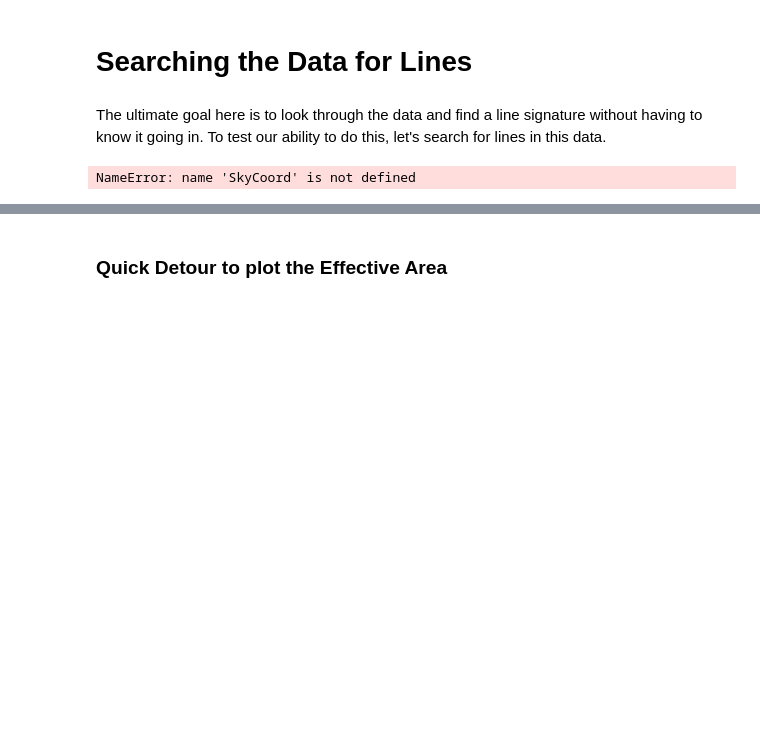
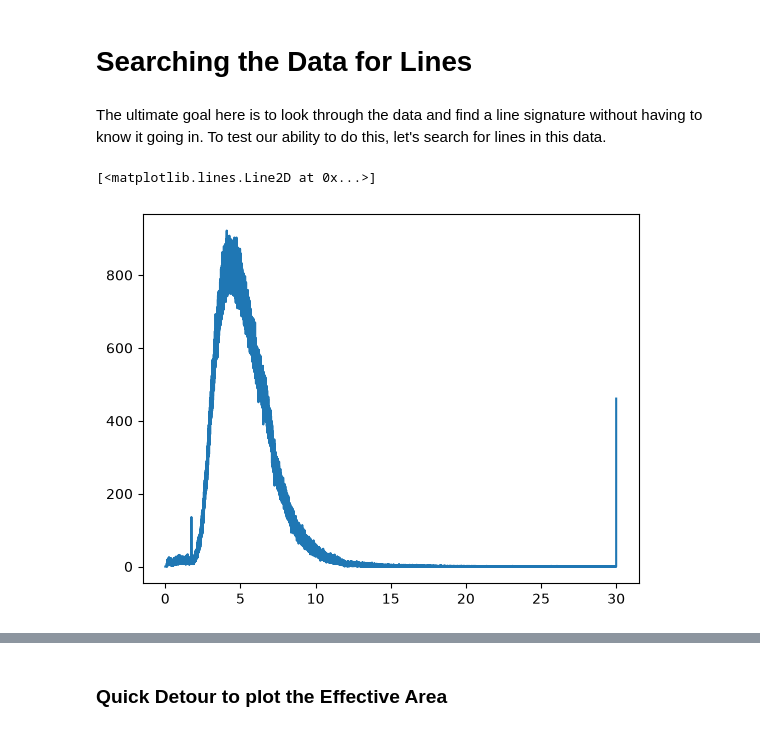
Before and after one commit to NickDahlen/XRISM_Research, a Jupyter notebook: dataPipeline.ipynb, the cells around one changed output, grey strips where cells are left out. Drawn from its saved outputs; the diff is of its cells as text; code cells hidden in the pictures; blank space fills up the shorter version.

```diff
--- a/dataPipeline.ipynb
+++ b/dataPipeline.ipynb
@@ -666,18 +659,22 @@ fig, axes = relevantPlots(EMean, Counts, backgroundParams, signalParams, profile
 # %% [markdown]
 The ultimate goal here is to look through the data and find a line signature without having to know it going in. To test our ability to do this, let's search for lines in this data.
 # %%
-Counts, Det_res, Exp, Cin_min, Cin_max, EMean, dE, Flux, cout_max, cout_min, effA, l, b = loadFile('fileStorage3/300002020')
+#Counts, Det_res, Exp, Cin_min, Cin_max, EMean, dE, Flux, cout_max, cout_min, effA, l, b = loadFile('oldFileStorage3/300002020')
+Counts, Det_res, Exp, Cin_min, Cin_max, EMean, dE, Flux, cout_max, cout_min = loadFile('fileStorage3/300002020')
+
 
 E_in  = EMean
 dE_in = dE
 
-roi_size = pi * (10 * 60)**2 * arcsec2_to_sr
+arcsec2_to_sr = 2.350443e-11
+roi_size = np.pi * (10 * 60)**2 * arcsec2_to_sr
 
 R = Det_res * roi_size # (n_out, n_in), [cm^2 sr] # response matrix; roi_size is the flatcircle area in steradians, and det_res already contains the effA from arf
 
 plt.plot(EMean, Counts)
 # %% [output]
-NameError: name 'SkyCoord' is not defined
+[<matplotlib.lines.Line2D at 0x...>]
+[figure, added]
 # %%
 plt.plot(EMean[:-1], Counts[:-1])
 print(l, b)
```
Also changed, not shown: parts of 7 cells of this notebook.
